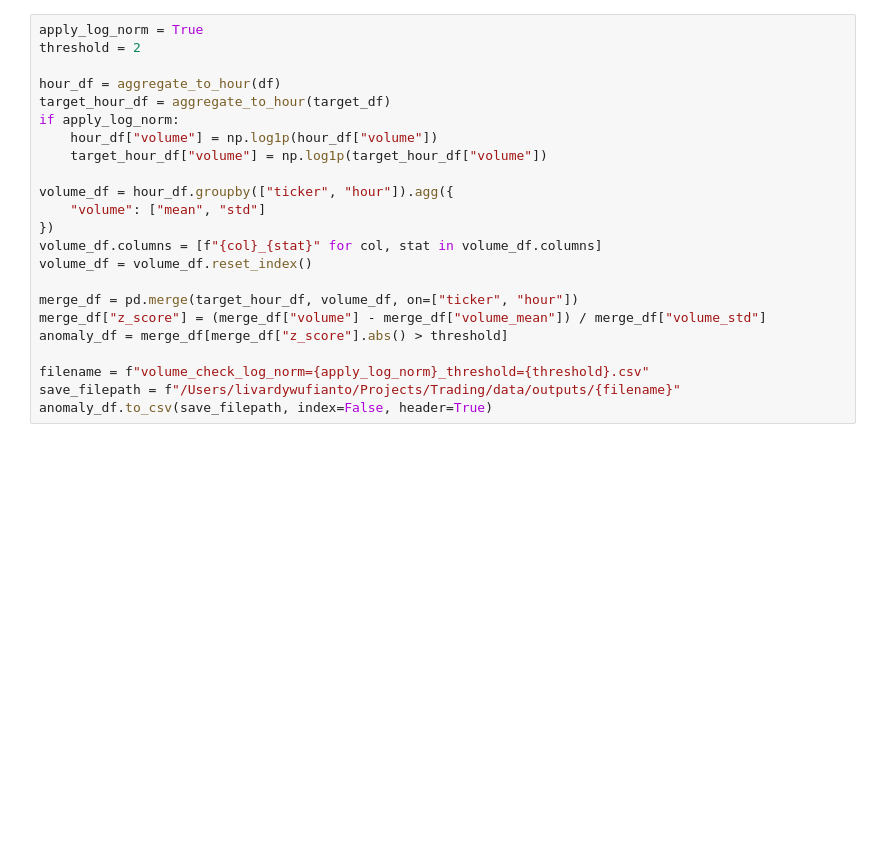
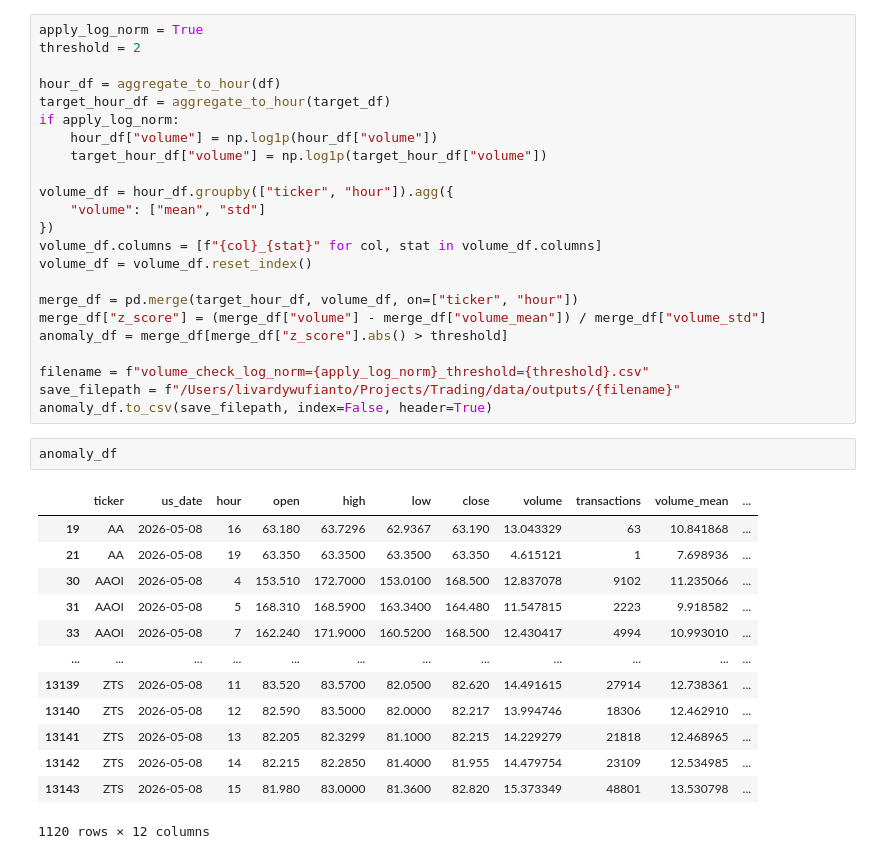
Before and after one commit to LW130003/technical-analysis, a Jupyter notebook: notebooks/volume_check.ipynb, the cells around one changed output. Drawn from its saved outputs; the diff is of its cells as text; blank space fills up the shorter version.

```diff
--- a/notebooks/volume_check.ipynb
+++ b/notebooks/volume_check.ipynb
@@ -192,3 +203,19 @@ anomaly_df = merge_df[merge_df["z_score"].abs() > threshold]
 filename = f"volume_check_log_norm={apply_log_norm}_threshold={threshold}.csv"
 save_filepath = f"/Users/livardywufianto/Projects/Trading/data/outputs/{filename}"
 anomaly_df.to_csv(save_filepath, index=False, header=True)
+# %%
+anomaly_df
+# %% [output]
+|  | ticker | us_date | hour | open | high | low | close | volume | transactions | volume_mean | ... |
+| 19 | AA | 2026-05-08 | 16 | 63.180 | 63.7296 | 62.9367 | 63.190 | 13.043329 | 63 | 10.841868 | ... |
+| 21 | AA | 2026-05-08 | 19 | 63.350 | 63.3500 | 63.3500 | 63.350 | 4.615121 | 1 | 7.698936 | ... |
+| 30 | AAOI | 2026-05-08 | 4 | 153.510 | 172.7000 | 153.0100 | 168.500 | 12.837078 | 9102 | 11.235066 | ... |
+| 31 | AAOI | 2026-05-08 | 5 | 168.310 | 168.5900 | 163.3400 | 164.480 | 11.547815 | 2223 | 9.918582 | ... |
+| 33 | AAOI | 2026-05-08 | 7 | 162.240 | 171.9000 | 160.5200 | 168.500 | 12.430417 | 4994 | 10.993010 | ... |
+| ... | ... | ... | ... | ... | ... | ... | ... | ... | ... | ... | ... |
+| 13139 | ZTS | 2026-05-08 | 11 | 83.520 | 83.5700 | 82.0500 | 82.620 | 14.491615 | 27914 | 12.738361 | ... |
+| 13140 | ZTS | 2026-05-08 | 12 | 82.590 | 83.5000 | 82.0000 | 82.217 | 13.994746 | 18306 | 12.462910 | ... |
+| 13141 | ZTS | 2026-05-08 | 13 | 82.205 | 82.3299 | 81.1000 | 82.215 | 14.229279 | 21818 | 12.468965 | ... |
+| 13142 | ZTS | 2026-05-08 | 14 | 82.215 | 82.2850 | 81.4000 | 81.955 | 14.479754 | 23109 | 12.534985 | ... |
+| 13143 | ZTS | 2026-05-08 | 15 | 81.980 | 83.0000 | 81.3600 | 82.820 | 15.373349 | 48801 | 13.530798 | ... |
+1120 rows × 12 columns
```
Also changed, not shown: parts of 2 cells of this notebook, 2 other files.
